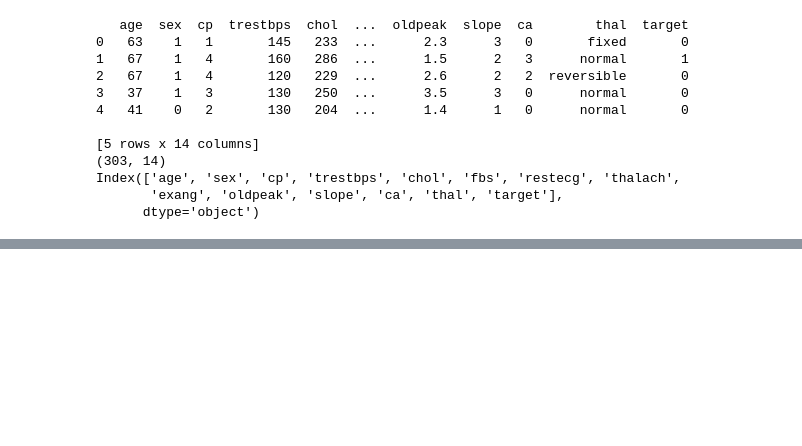
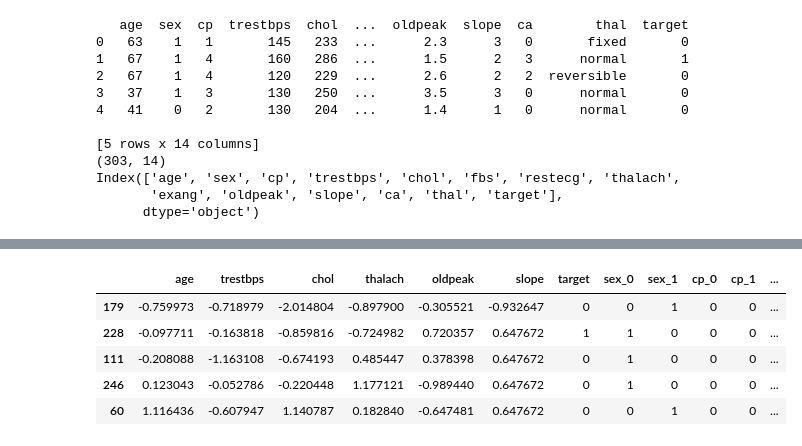
Before and after one commit to readytocommit/FinalProject, a Jupyter notebook: TensorFlow.ipynb, the cells around one changed output, grey strips where cells are left out. Saved outputs shown, nothing was run; the diff lists cells and outputs as text; code cells hidden in the pictures; blank space fills up the shorter version.

```diff
--- a/TensorFlow.ipynb
+++ b/TensorFlow.ipynb
@@ -87,0 +170,9 @@ Index(['age', 'sex', 'cp', 'trestbps', 'chol', 'fbs', 'restecg', 'thalach',
+# %%
+test_df.head()
+# %% [output]
+|  | age | trestbps | chol | thalach | oldpeak | slope | target | sex_0 | sex_1 | cp_0 | cp_1 | ... |
+| 179 | -0.759973 | -0.718979 | -2.014804 | -0.897900 | -0.305521 | -0.932647 | 0 | 0 | 1 | 0 | 0 | ... |
+| 228 | -0.097711 | -0.163818 | -0.859816 | -0.724982 | 0.720357 | 0.647672 | 1 | 1 | 0 | 0 | 0 | ... |
+| 111 | -0.208088 | -1.163108 | -0.674193 | 0.485447 | 0.378398 | 0.647672 | 0 | 1 | 0 | 0 | 0 | ... |
+| 246 | 0.123043 | -0.052786 | -0.220448 | 1.177121 | -0.989440 | 0.647672 | 0 | 1 | 0 | 0 | 0 | ... |
+| 60 | 1.116436 | -0.607947 | 1.140787 | 0.182840 | -0.647481 | 0.647672 | 0 | 0 | 1 | 0 | 0 | ... |
```
Also changed, not shown: parts of 24 cells of this notebook.
